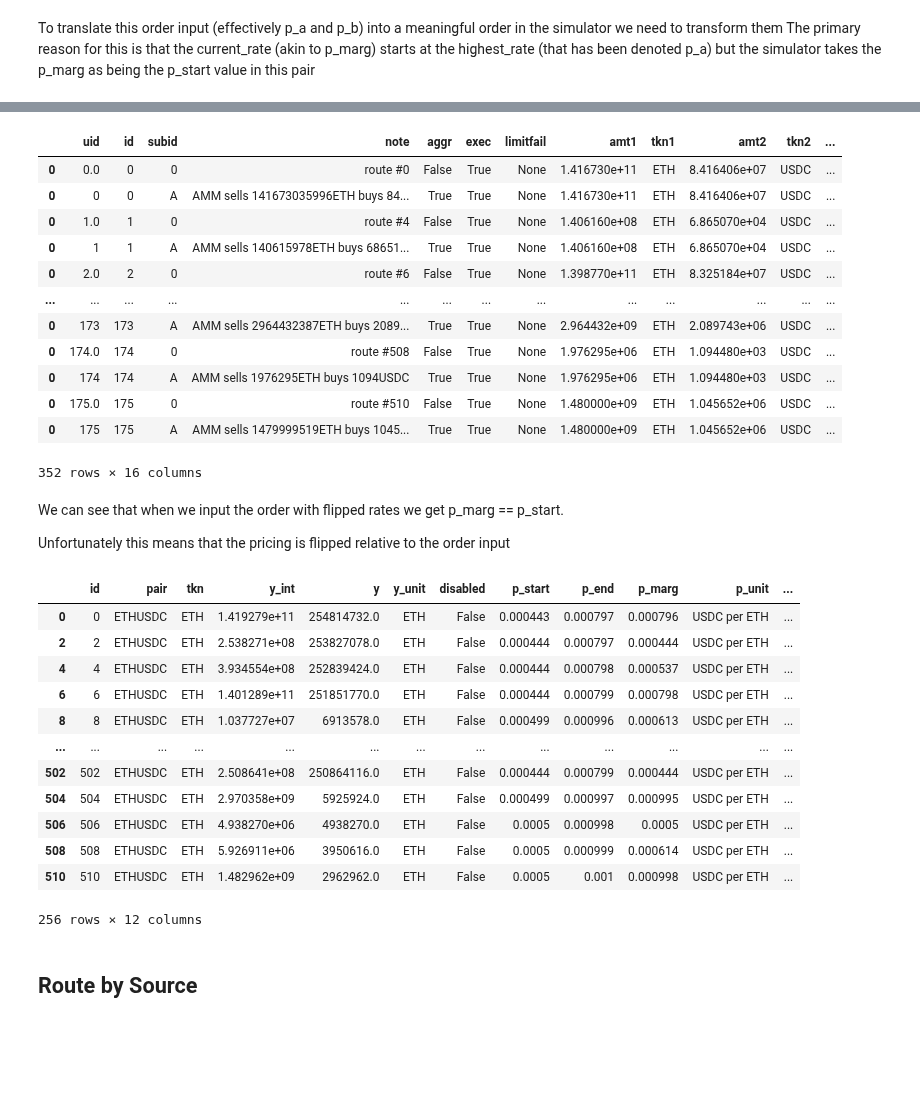
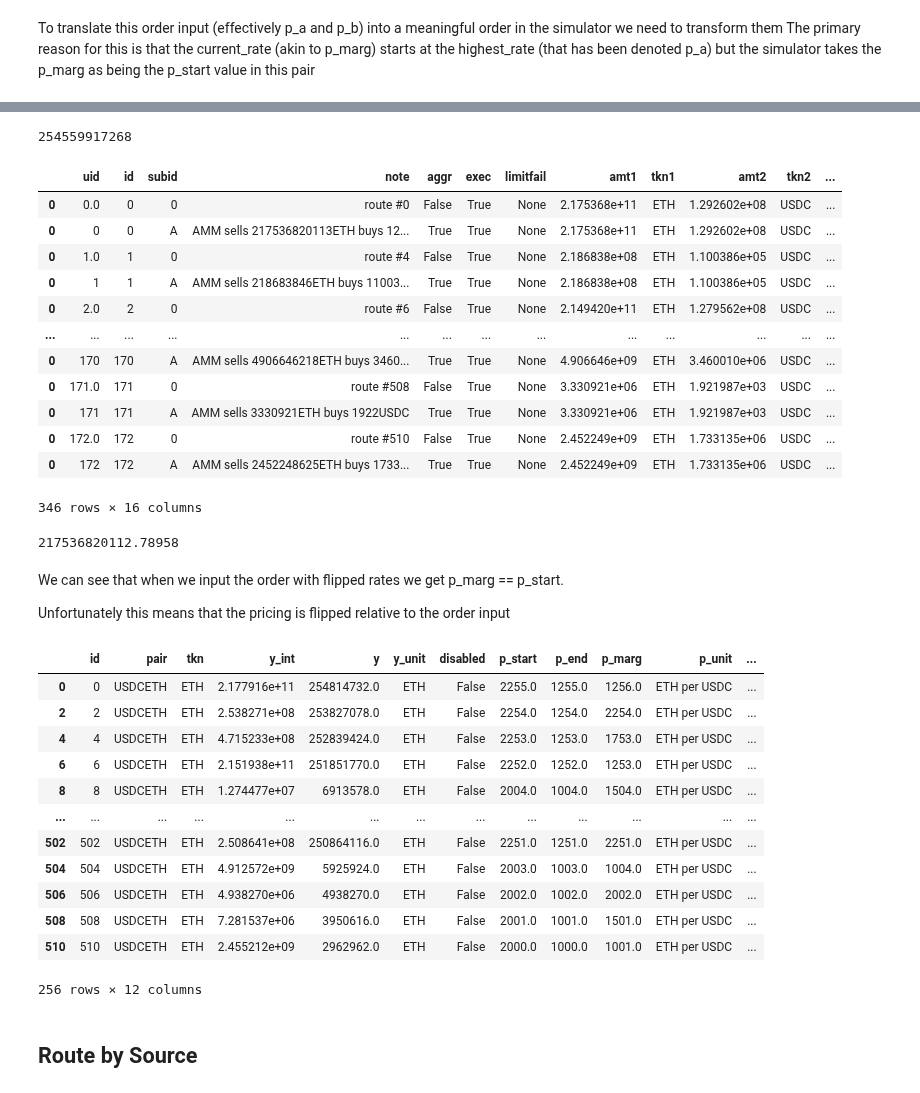
Before and after one commit to bancorprotocol/carbon-simulator, a Jupyter notebook: CarbonSim-Demo-5-4.ipynb, the cells around one changed output, grey strips where cells are left out. Drawn from its saved outputs; the diff is of its cells as text; code cells hidden in the pictures; blank space fills up the shorter version.

Commit message:
Analyzing fast_router test cases

```diff
--- a/CarbonSim-Demo-5-4.ipynb
+++ b/CarbonSim-Demo-5-4.ipynb
@@ -13,17 +13,17 @@ In this demo we investigate the **Fast Router performance** against test orders
 # %% [markdown]
 Initialize a fast simulator
 # %%
-Sim = CarbonSimulatorUI(pair="ETH/USDC", verbose=False, matching_method='exact', raiseonerror=True)
-FastSim = CarbonSimulatorUI(pair="ETH/USDC", verbose=False, matching_method='fast', raiseonerror=True)
+Sim = CarbonSimulatorUI(pair="USDC/ETH", verbose=False, matching_method='exact', raiseonerror=True)
+FastSim = CarbonSimulatorUI(pair="USDC/ETH", verbose=False, matching_method='fast', raiseonerror=True)
 # %% [markdown]
 Here we restrain the orders to just the top ones such that we can test the exact algo alongside
 # %%
 test_orders = pd.read_csv('256 orders with curr rate alternating.csv', dtype=float)
 test_orders.rename(columns={'lowest-rate':'lowest_rate', 'highest-rate':'highest_rate', 'current-rate':'current_rate'}, inplace=True)
-test_orders['one_on_lowest_rate'] = 1/test_orders.lowest_rate
-test_orders['one_on_highest_rate'] = 1/test_orders.highest_rate
-test_orders['one_on_current_rate'] = 1/test_orders.current_rate
-test_orders['y_int'] = [test_orders.liquidity[i] * (test_orders.one_on_highest_rate[i] - test_orders.one_on_lowest_rate[i]) / (test_orders.one_on_current_rate[i] - test_orders.one_on_lowest_rate[i]) for i in test_orders.index]
+# test_orders['one_on_lowest_rate'] = 1/test_orders.lowest_rate
+# test_orders['one_on_highest_rate'] = 1/test_orders.highest_rate
+# test_orders['one_on_current_rate'] = 1/test_orders.current_rate
+test_orders['y_int'] = [test_orders.liquidity[i] * (math.sqrt(test_orders.highest_rate[i]) - math.sqrt(test_orders.lowest_rate[i])) / (math.sqrt(test_orders.current_rate[i]) - math.sqrt(test_orders.lowest_rate[i])) for i in test_orders.index]
 test_orders['fix_trade'] = test_orders.y_int - test_orders.liquidity
 test_orders['y_int_minus_fixtrade'] = test_orders.y_int - test_orders.fix_trade
 test_orders
@@ -50,9 +54,9 @@ To translate this order input (effectively p_a and p_b) into a meaningful order
 The primary reason for this is that the current_rate (akin to p_marg) starts at the highest_rate (that has been denoted p_a) but the simulator takes the p_marg as being the p_start value in this pair
 # %%
 for i in test_orders.index:
-    # Sim.add_strategy('ETH', Decimal(test_orders.y_int[i]), 1/Decimal(test_orders.highest_rate[i]), 1/Decimal(test_orders.lowest_rate[i]),  None, None, None)
-    FastSim.add_strategy('ETH', Decimal(test_orders.y_int[i]), 1/Decimal(test_orders.highest_rate[i]), 1/Decimal(test_orders.lowest_rate[i]),  None, None, None)
+    FastSim.add_strategy('ETH', Decimal(test_orders.y_int[i]), Decimal(test_orders.highest_rate[i]), Decimal(test_orders.lowest_rate[i]),  None, None, None)
     if test_orders.fix_trade[i] > 0:
-        print(i, i*2)
+        # print(i, i*2)
         # Sim.amm_sells('ETH', amt=test_orders.fix_trade[i], execute=True, use_positions=[i*2])['trades']
-        FastSim.amm_sells('ETH', amt=test_orders.fix_trade[i], execute=True, use_positions=[i*2])['trades']
+        FastSim.amm_sells('ETH', amt=test_orders.fix_trade[i], execute=True, use_positions=[i*2], use_positions_matchlevel=[i*2])['trades']
+# FastSim.state()['orders'].query('tkn=="ETH"')
@@ -77,38 +63,48 @@ for i in test_orders.index:
+# %%
+254559917268
+# %% [output]
+254559917268
 # %%
-FastSim.state()['trades']
+trade_result = FastSim.state()['trades']
+trade_result
 # %% [output]
 |  | uid | id | subid | note | aggr | exec | limitfail | amt1 | tkn1 | amt2 | tkn2 | ... |
-| 0 | 0.0 | 0 | 0 | route #0 | False | True | None | 1.416730e+11 | ETH | 8.416406e+07 | USDC | ... |
-| 0 | 0 | 0 | A | AMM sells 141673035996ETH buys 84... | True | True | None | 1.416730e+11 | ETH | 8.416406e+07 | USDC | ... |
-| 0 | 1.0 | 1 | 0 | route #4 | False | True | None | 1.406160e+08 | ETH | 6.865070e+04 | USDC | ... |
-| 0 | 1 | 1 | A | AMM sells 140615978ETH buys 68651... | True | True | None | 1.406160e+08 | ETH | 6.865070e+04 | USDC | ... |
-| 0 | 2.0 | 2 | 0 | route #6 | False | True | None | 1.398770e+11 | ETH | 8.325184e+07 | USDC | ... |
+| 0 | 0.0 | 0 | 0 | route #0 | False | True | None | 2.175368e+11 | ETH | 1.292602e+08 | USDC | ... |
+| 0 | 0 | 0 | A | AMM sells 217536820113ETH buys 12... | True | True | None | 2.175368e+11 | ETH | 1.292602e+08 | USDC | ... |
+| 0 | 1.0 | 1 | 0 | route #4 | False | True | None | 2.186838e+08 | ETH | 1.100386e+05 | USDC | ... |
+| 0 | 1 | 1 | A | AMM sells 218683846ETH buys 11003... | True | True | None | 2.186838e+08 | ETH | 1.100386e+05 | USDC | ... |
+| 0 | 2.0 | 2 | 0 | route #6 | False | True | None | 2.149420e+11 | ETH | 1.279562e+08 | USDC | ... |
 | ... | ... | ... | ... | ... | ... | ... | ... | ... | ... | ... | ... | ... |
-| 0 | 173 | 173 | A | AMM sells 2964432387ETH buys 2089... | True | True | None | 2.964432e+09 | ETH | 2.089743e+06 | USDC | ... |
-| 0 | 174.0 | 174 | 0 | route #508 | False | True | None | 1.976295e+06 | ETH | 1.094480e+03 | USDC | ... |
-| 0 | 174 | 174 | A | AMM sells 1976295ETH buys 1094USDC | True | True | None | 1.976295e+06 | ETH | 1.094480e+03 | USDC | ... |
-| 0 | 175.0 | 175 | 0 | route #510 | False | True | None | 1.480000e+09 | ETH | 1.045652e+06 | USDC | ... |
-| 0 | 175 | 175 | A | AMM sells 1479999519ETH buys 1045... | True | True | None | 1.480000e+09 | ETH | 1.045652e+06 | USDC | ... |
+| 0 | 170 | 170 | A | AMM sells 4906646218ETH buys 3460... | True | True | None | 4.906646e+09 | ETH | 3.460010e+06 | USDC | ... |
+| 0 | 171.0 | 171 | 0 | route #508 | False | True | None | 3.330921e+06 | ETH | 1.921987e+03 | USDC | ... |
+| 0 | 171 | 171 | A | AMM sells 3330921ETH buys 1922USDC | True | True | None | 3.330921e+06 | ETH | 1.921987e+03 | USDC | ... |
+| 0 | 172.0 | 172 | 0 | route #510 | False | True | None | 2.452249e+09 | ETH | 1.733135e+06 | USDC | ... |
+| 0 | 172 | 172 | A | AMM sells 2452248625ETH buys 1733... | True | True | None | 2.452249e+09 | ETH | 1.733135e+06 | USDC | ... |
-352 rows × 16 columns
+346 rows × 16 columns
+# %%
+trade_result['amt1'].values[0]
+# %% [output]
+217536820112.78958
 # %% [markdown]
 We can see that when we input the order with flipped rates we get p_marg == p_start.
 
 Unfortunately this means that the pricing is flipped relative to the order input
 # %%
-FastSim.state()['orders'].query('tkn=="ETH"')
+eth_orders = FastSim.state()['orders'].query('tkn=="ETH"')
+eth_orders
 # %% [output]
 |  | id | pair | tkn | y_int | y | y_unit | disabled | p_start | p_end | p_marg | p_unit | ... |
-| 0 | 0 | ETHUSDC | ETH | 1.419279e+11 | 254814732.0 | ETH | False | 0.000443 | 0.000797 | 0.000796 | USDC per ETH | ... |
-| 2 | 2 | ETHUSDC | ETH | 2.538271e+08 | 253827078.0 | ETH | False | 0.000444 | 0.000797 | 0.000444 | USDC per ETH | ... |
-| 4 | 4 | ETHUSDC | ETH | 3.934554e+08 | 252839424.0 | ETH | False | 0.000444 | 0.000798 | 0.000537 | USDC per ETH | ... |
-| 6 | 6 | ETHUSDC | ETH | 1.401289e+11 | 251851770.0 | ETH | False | 0.000444 | 0.000799 | 0.000798 | USDC per ETH | ... |
-| 8 | 8 | ETHUSDC | ETH | 1.037727e+07 | 6913578.0 | ETH | False | 0.000499 | 0.000996 | 0.000613 | USDC per ETH | ... |
+| 0 | 0 | USDCETH | ETH | 2.177916e+11 | 254814732.0 | ETH | False | 2255.0 | 1255.0 | 1256.0 | ETH per USDC | ... |
+| 2 | 2 | USDCETH | ETH | 2.538271e+08 | 253827078.0 | ETH | False | 2254.0 | 1254.0 | 2254.0 | ETH per USDC | ... |
+| 4 | 4 | USDCETH | ETH | 4.715233e+08 | 252839424.0 | ETH | False | 2253.0 | 1253.0 | 1753.0 | ETH per USDC | ... |
+| 6 | 6 | USDCETH | ETH | 2.151938e+11 | 251851770.0 | ETH | False | 2252.0 | 1252.0 | 1253.0 | ETH per USDC | ... |
+| 8 | 8 | USDCETH | ETH | 1.274477e+07 | 6913578.0 | ETH | False | 2004.0 | 1004.0 | 1504.0 | ETH per USDC | ... |
 | ... | ... | ... | ... | ... | ... | ... | ... | ... | ... | ... | ... | ... |
-| 502 | 502 | ETHUSDC | ETH | 2.508641e+08 | 250864116.0 | ETH | False | 0.000444 | 0.000799 | 0.000444 | USDC per ETH | ... |
-| 504 | 504 | ETHUSDC | ETH | 2.970358e+09 | 5925924.0 | ETH | False | 0.000499 | 0.000997 | 0.000995 | USDC per ETH | ... |
-| 506 | 506 | ETHUSDC | ETH | 4.938270e+06 | 4938270.0 | ETH | False | 0.0005 | 0.000998 | 0.0005 | USDC per ETH | ... |
-| 508 | 508 | ETHUSDC | ETH | 5.926911e+06 | 3950616.0 | ETH | False | 0.0005 | 0.000999 | 0.000614 | USDC per ETH | ... |
-| 510 | 510 | ETHUSDC | ETH | 1.482962e+09 | 2962962.0 | ETH | False | 0.0005 | 0.001 | 0.000998 | USDC per ETH | ... |
+| 502 | 502 | USDCETH | ETH | 2.508641e+08 | 250864116.0 | ETH | False | 2251.0 | 1251.0 | 2251.0 | ETH per USDC | ... |
+| 504 | 504 | USDCETH | ETH | 4.912572e+09 | 5925924.0 | ETH | False | 2003.0 | 1003.0 | 1004.0 | ETH per USDC | ... |
+| 506 | 506 | USDCETH | ETH | 4.938270e+06 | 4938270.0 | ETH | False | 2002.0 | 1002.0 | 2002.0 | ETH per USDC | ... |
+| 508 | 508 | USDCETH | ETH | 7.281537e+06 | 3950616.0 | ETH | False | 2001.0 | 1001.0 | 1501.0 | ETH per USDC | ... |
+| 510 | 510 | USDCETH | ETH | 2.455212e+09 | 2962962.0 | ETH | False | 2000.0 | 1000.0 | 1001.0 | ETH per USDC | ... |
 256 rows × 12 columns
 # %% [markdown]
 ## Route by Source
```
Also changed, not shown: parts of 24 cells of this notebook, 9 other files.
